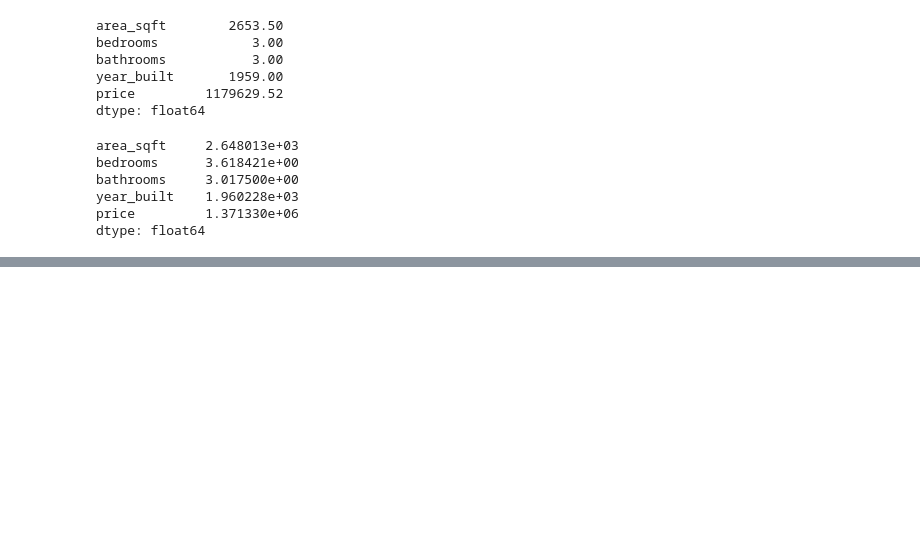
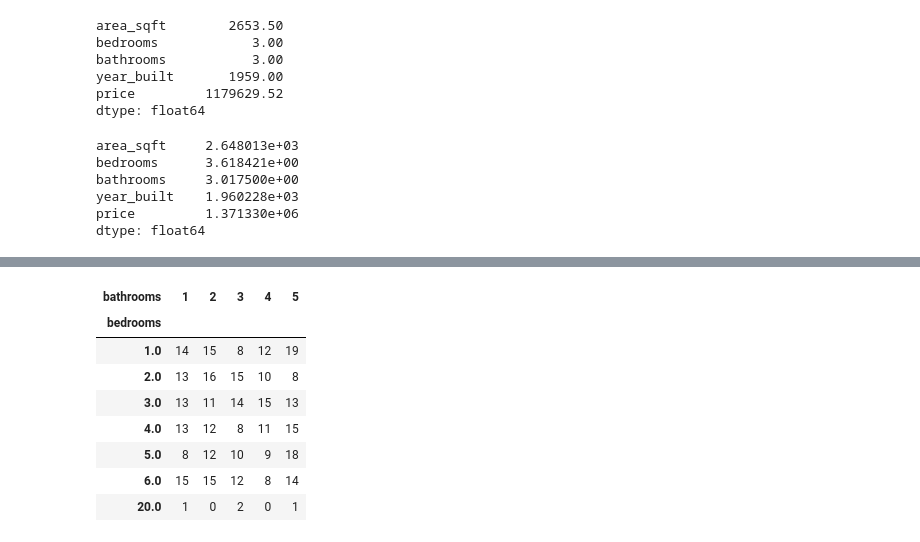
Before and after one commit to ConradNats/Machine_learning_practice, a Jupyter notebook: 01_supervised_learning/01_linear_regression/house_price_regression.ipynb, the cells around one changed output, grey strips where cells are left out. Cells and saved outputs as stored; diff of their text form; code cells hidden in the pictures; blank space fills up the shorter version.

```diff
--- a/01_supervised_learning/01_linear_regression/house_price_regression.ipynb
+++ b/01_supervised_learning/01_linear_regression/house_price_regression.ipynb
@@ -392,0 +452,12 @@ dtype: float64
+# %%
+pd.crosstab(df["bedrooms"], df["bathrooms"])
+# %% [output]
+| bathrooms | 1 | 2 | 3 | 4 | 5 |
+| bedrooms |  |  |  |  |  |
+| 1.0 | 14 | 15 | 8 | 12 | 19 |
+| 2.0 | 13 | 16 | 15 | 10 | 8 |
+| 3.0 | 13 | 11 | 14 | 15 | 13 |
+| 4.0 | 13 | 12 | 8 | 11 | 15 |
+| 5.0 | 8 | 12 | 10 | 9 | 18 |
+| 6.0 | 15 | 15 | 12 | 8 | 14 |
+| 20.0 | 1 | 0 | 2 | 0 | 1 |
```
Also changed, not shown: parts of 12 cells of this notebook.
